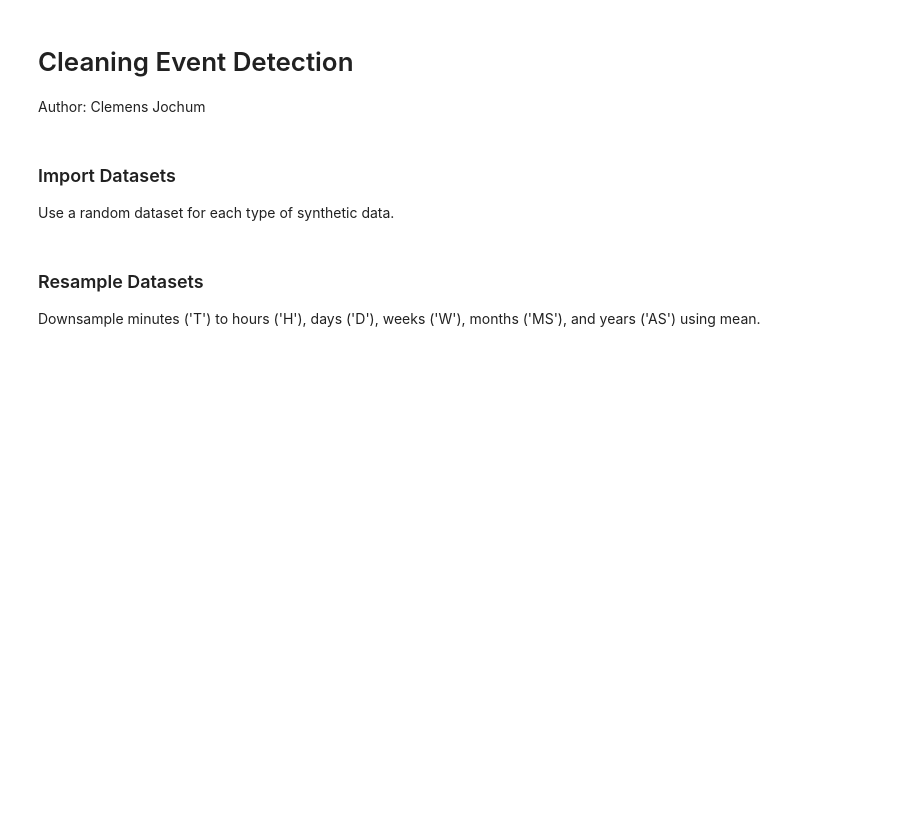
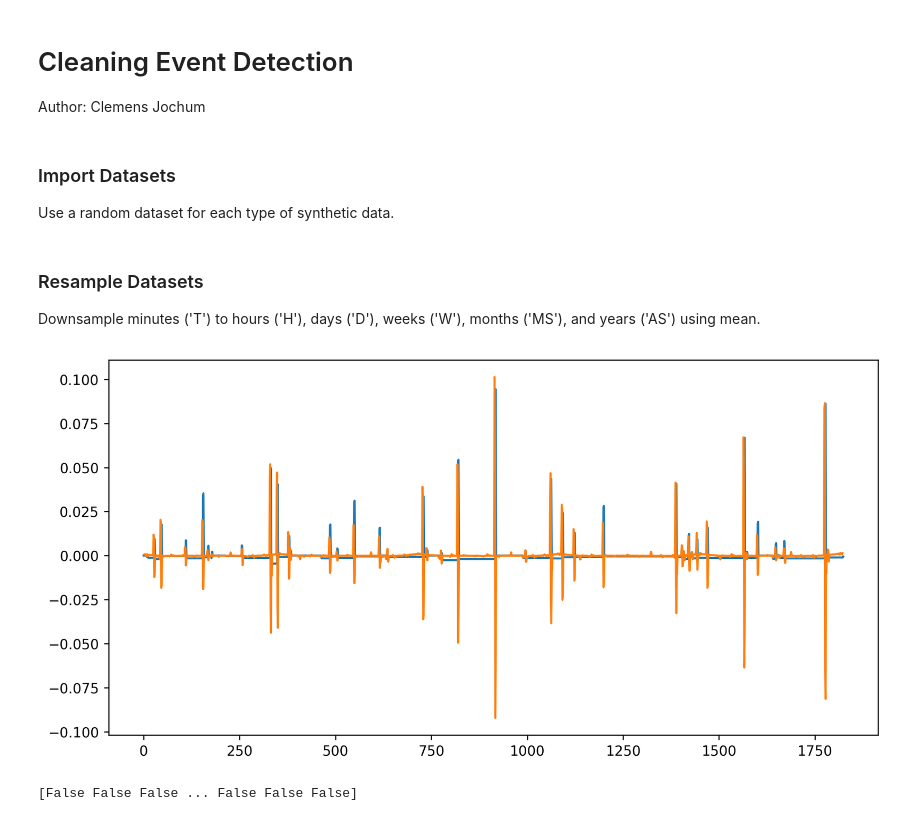
Before and after one commit to Rufski/S2DS-EPRI, a Jupyter notebook: notebooks/2.0-cj-investigate_soiling.ipynb, the cells around one changed output. Cells and saved outputs as stored; diff of their text form; code cells hidden in the pictures; blank space fills up the shorter version.

```diff
--- a/notebooks/2.0-cj-investigate_soiling.ipynb
+++ b/notebooks/2.0-cj-investigate_soiling.ipynb
@@ -104,3 +107,26 @@ axarr[2].set_xlim([xmin, xmax])
 axarr[3].set_xlim([xmin, xmax])
 
 plt.show()
+# %%
+plt.rcParams["figure.figsize"] = [10, 5]
+
+diff_01 = np.diff(dict_df['soil']['D']['Soiling'].to_numpy())
+diff_02 = np.diff(diff_avg_1)
+
+plt.plot(diff_01)
+plt.plot(diff_02)
+
+#plt.xlim([1.0e5, 1.01e5])
+plt.show()
+
+
+df = dict_df['soil']['D']['Soiling']
+
+
+
+print(diff > 0.0)
+
+df.head(50)
+# %% [output]
+[figure, added]
+[False False False ... False False False]
```
Also changed, not shown: parts of 2 cells of this notebook.
